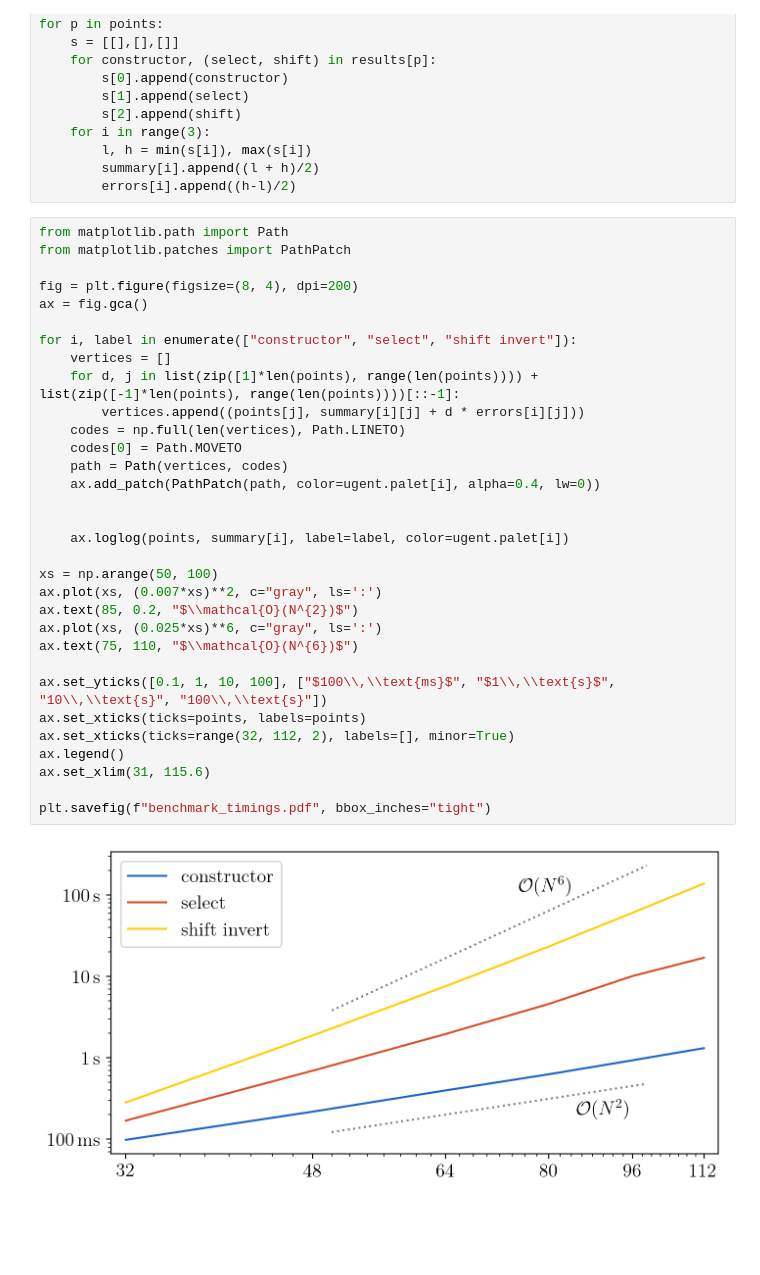
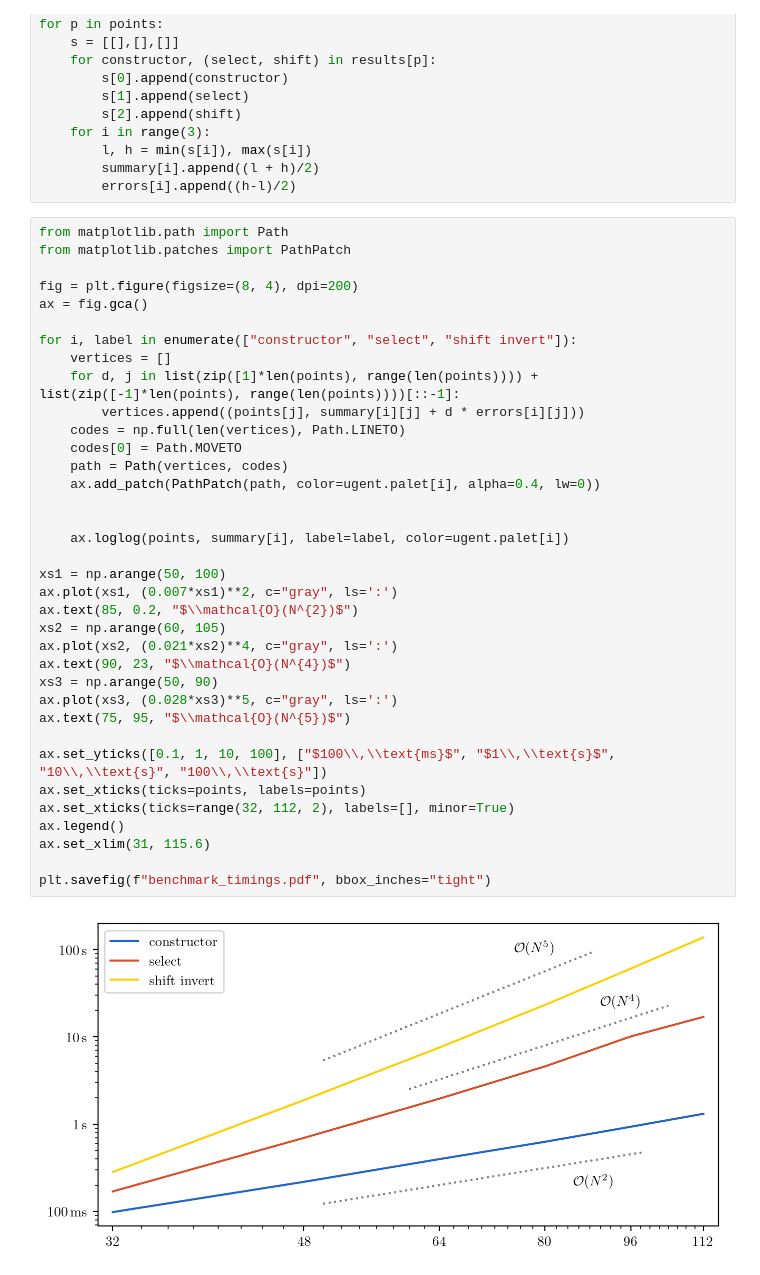
Before and after one commit to toonijn/PhD-thesis, a Jupyter notebook: img/chapter4/benchmark/benchmark.ipynb, the cells around one changed output. Saved outputs shown, nothing was run; the diff lists cells and outputs as text; blank space fills up the shorter version.

```diff
--- a/img/chapter4/benchmark/benchmark.ipynb
+++ b/img/chapter4/benchmark/benchmark.ipynb
@@ -107,34 +107,38 @@ for p in points:
 # %%
 from matplotlib.path import Path
 from matplotlib.patches import PathPatch
 
 fig = plt.figure(figsize=(8, 4), dpi=200)
 ax = fig.gca()
 
 for i, label in enumerate(["constructor", "select", "shift invert"]):
     vertices = []
     for d, j in list(zip([1]*len(points), range(len(points)))) + list(zip([-1]*len(points), range(len(points))))[::-1]:
         vertices.append((points[j], summary[i][j] + d * errors[i][j]))
     codes = np.full(len(vertices), Path.LINETO)
     codes[0] = Path.MOVETO
     path = Path(vertices, codes)
     ax.add_patch(PathPatch(path, color=ugent.palet[i], alpha=0.4, lw=0))
 
 
     ax.loglog(points, summary[i], label=label, color=ugent.palet[i])
 
-xs = np.arange(50, 100)
-ax.plot(xs, (0.007*xs)**2, c="gray", ls=':')
+xs1 = np.arange(50, 100)
+ax.plot(xs1, (0.007*xs1)**2, c="gray", ls=':')
 ax.text(85, 0.2, "$\\mathcal{O}(N^{2})$")
-ax.plot(xs, (0.025*xs)**6, c="gray", ls=':')
-ax.text(75, 110, "$\\mathcal{O}(N^{6})$")
+xs2 = np.arange(60, 105)
+ax.plot(xs2, (0.021*xs2)**4, c="gray", ls=':')
+ax.text(90, 23, "$\\mathcal{O}(N^{4})$")
+xs3 = np.arange(50, 90)
+ax.plot(xs3, (0.028*xs3)**5, c="gray", ls=':')
+ax.text(75, 95, "$\\mathcal{O}(N^{5})$")
 
 ax.set_yticks([0.1, 1, 10, 100], ["$100\\,\\text{ms}$", "$1\\,\\text{s}$", "10\\,\\text{s}", "100\\,\\text{s}"])
 ax.set_xticks(ticks=points, labels=points)
 ax.set_xticks(ticks=range(32, 112, 2), labels=[], minor=True)
 ax.legend()
 ax.set_xlim(31, 115.6)
 
 plt.savefig(f"benchmark_timings.pdf", bbox_inches="tight")
 # %% [output]
-[figure, old version]
+[figure, new version]
```
Also changed, not shown: 3 other files.
